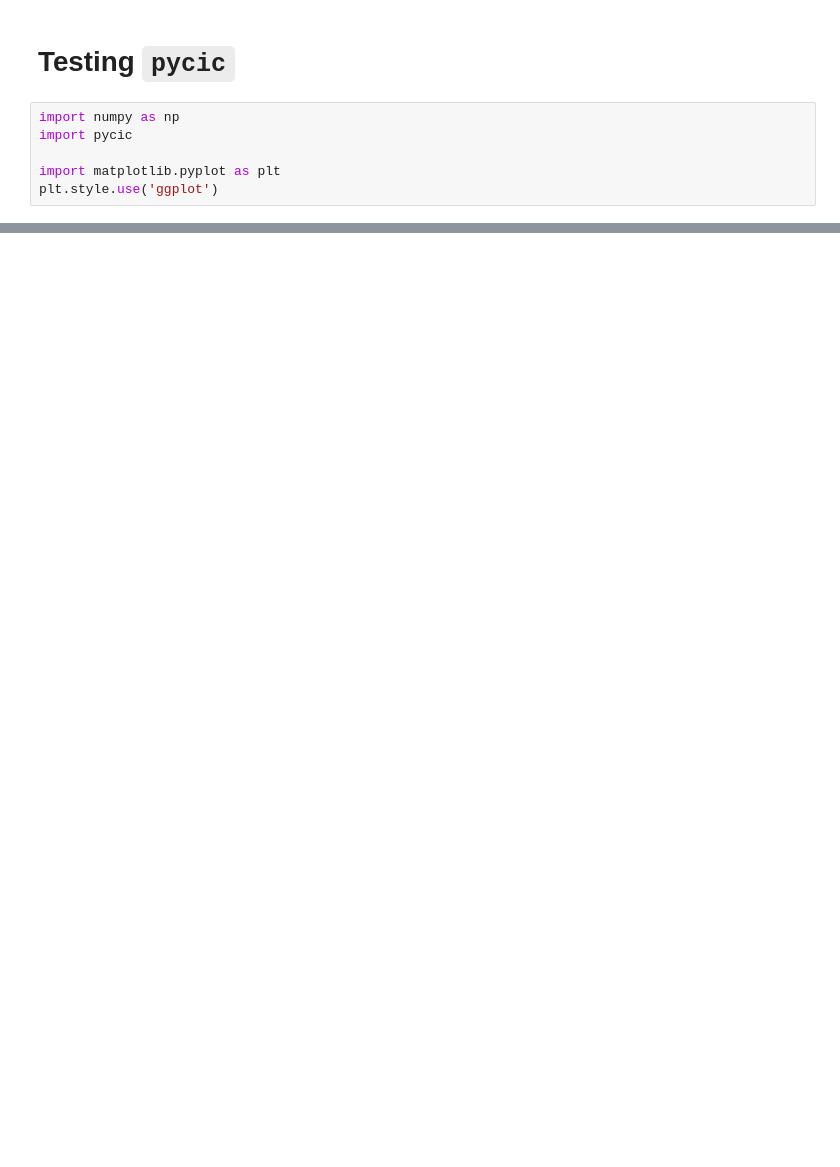
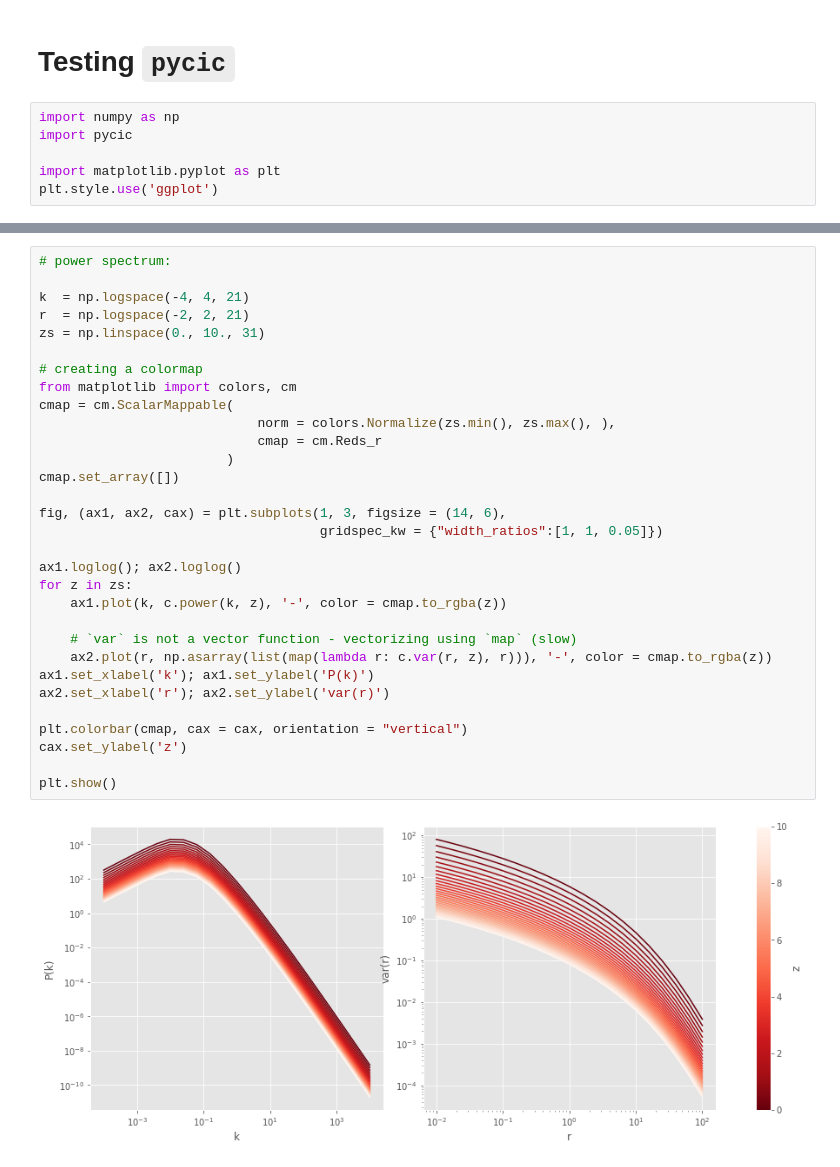
Before and after one commit to msssivadas10/cic_tests, a Jupyter notebook: test1.ipynb, the cells around one changed output, grey strips where cells are left out. Drawn from its saved outputs; the diff is of its cells as text; blank space fills up the shorter version.

```diff
--- a/test1.ipynb
+++ b/test1.ipynb
@@ -39,0 +49,33 @@ pso.normalise(0.8)
+# %%
+# power spectrum:
+
+k  = np.logspace(-4, 4, 21)
+r  = np.logspace(-2, 2, 21)
+zs = np.linspace(0., 10., 31)
+
+# creating a colormap
+from matplotlib import colors, cm
+cmap = cm.ScalarMappable(
+                            norm = colors.Normalize(zs.min(), zs.max(), ),
+                            cmap = cm.Reds_r
+                        )
+cmap.set_array([])
+
+fig, (ax1, ax2, cax) = plt.subplots(1, 3, figsize = (14, 6),
+                                    gridspec_kw = {"width_ratios":[1, 1, 0.05]})
+
+ax1.loglog(); ax2.loglog()
+for z in zs:
+    ax1.plot(k, c.power(k, z), '-', color = cmap.to_rgba(z))
+
+    # `var` is not a vector function - vectorizing using `map` (slow)
+    ax2.plot(r, np.asarray(list(map(lambda r: c.var(r, z), r))), '-', color = cmap.to_rgba(z))
+ax1.set_xlabel('k'); ax1.set_ylabel('P(k)')
+ax2.set_xlabel('r'); ax2.set_ylabel('var(r)')
+
+plt.colorbar(cmap, cax = cax, orientation = "vertical")
+cax.set_ylabel('z')
+
+plt.show()
+# %% [output]
+[figure, added]
```
Also changed, not shown: parts of 21 cells of this notebook.
